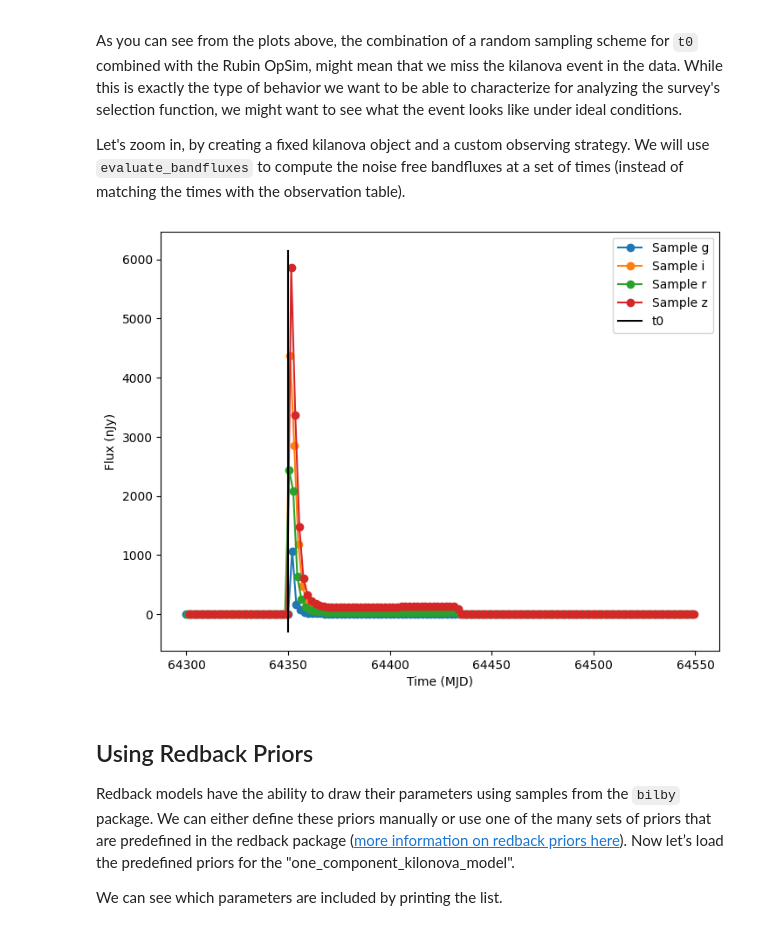
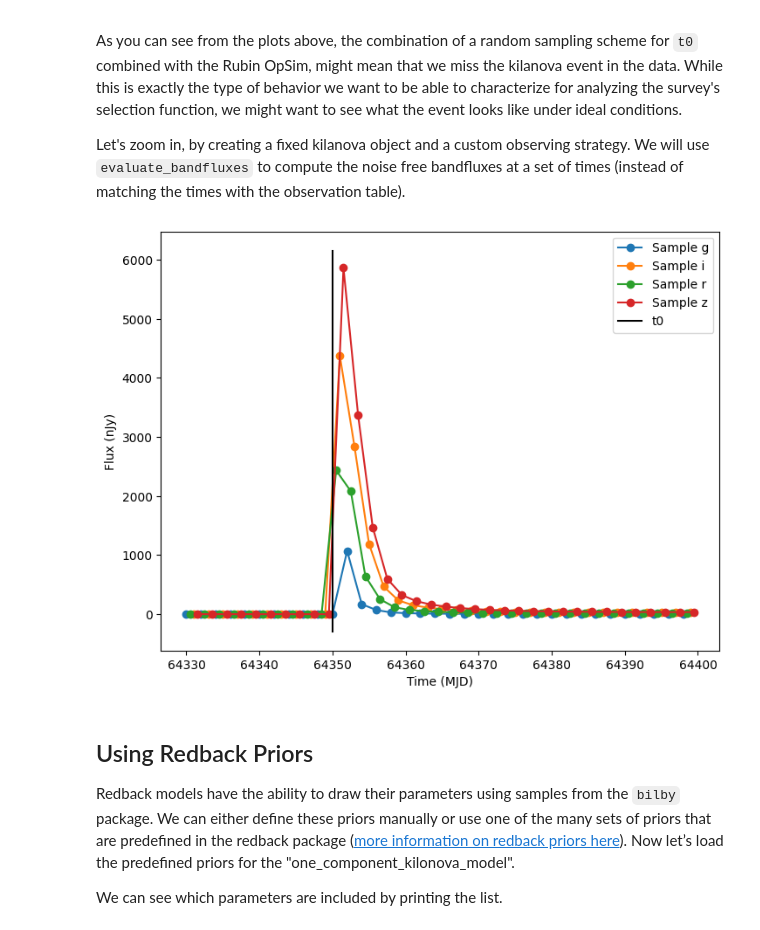
Before and after one commit to lincc-frameworks/lightcurvelynx, a Jupyter notebook: docs/notebooks/pre_executed/redback_example.ipynb, the cells around one changed output. Saved outputs shown, nothing was run; the diff lists cells and outputs as text; code cells hidden in the pictures.

```diff
--- a/docs/notebooks/pre_executed/redback_example.ipynb
+++ b/docs/notebooks/pre_executed/redback_example.ipynb
@@ -44,7 +48,7 @@ filters = ["g", "r", "i", "z"]
 
 # Load the OpSim data.
 opsim_db = OpSim.from_url(
-    "https://s3df.slac.stanford.edu/data/rubin/sim-data/sims_featureScheduler_runs5.3/baseline/baseline_v5.3.0_10yrs.db",
+    "https://s3df.slac.stanford.edu/data/rubin/sim-data/sims_featureScheduler_runs5.3/baseline/baseline_v5.3.0_10yrs.db"
 )
 print(f"Loaded OpSim with {len(opsim_db)} rows.")
 
@@ -127,6 +131,8 @@ source = RedbackWrapperModel(
     dec=ra_dec_sampler.dec,
     t0=time_sampler,
     node_label="source",
+    phase_bounds=(0.1, 50.0),  # The kilonova model is only valid in this phase range, so we set it here
+    time_extrapolation=(ConstantPadding(0.0), ConstantPadding(0.0)),
 )
 # %% [markdown]
 ## Generate the simulations
@@ -139,7 +145,7 @@ lightcurves = simulate_lightcurves(
     source,
     100,
     survey_info,
-    rest_time_window_offset=(0.1, 50),  # one_component_kilonova_model only works for t > 0
+    rest_time_window_offset=(-100.0, 100),  # one_component_kilonova_model only works for t > 0
 )
 # %% [markdown]
 The results are written in the [nested-pandas](https://github.com/lincc-frameworks/nested-pandas) format for easy analysis. Each row corresponds to a single simulated object, with a unique id, ra, dec, etc. The column `params` include all internal state, including hyperparameter settings, that was used to generate this object. The nested `lightcurve` column contains the times, filters, and fluxes for each observation of that object.  We can treat it as a (nested) table.
@@ -198,36 +222,38 @@ parameters = {
     "mej": 0.05,
     "redshift": 0.05,
     "temperature_floor": 3000,
     "kappa": 1,
     "vej": 0.2,
 }
 source = RedbackWrapperModel(
     rb_model,
     parameters=parameters,  # Set ALL the redback model parameters
     ra=0.0,  # Set other parameters
     dec=-10.0,
     t0=t0,
+    phase_bounds=(0.1, 50.0),  # The kilonova model is only valid in this phase range
     node_label="source",
+    time_extrapolation=(ConstantPadding(0.0), ConstantPadding(0.0)),
 )
 state = source.sample_parameters(num_samples=1)
 
-# Simulate from 50 data before t0 to 200 days after.
-obs_times = np.arange(t0 - 50, t0 + 200, 0.5)
+# Simulate from 20 data before t0 to 50 days after.
+obs_times = np.arange(t0 - 20, t0 + 50, 0.5)
 obs_filters = [filters[i % 4] for i in range(len(obs_times))]
 bandfluxes_perfect = source.evaluate_bandfluxes(passband_group, obs_times, obs_filters, state)
 
 # Plot the lightcurves.
 ax = plot_lightcurves(
     fluxes=bandfluxes_perfect,
     times=obs_times,
     fluxerrs=None,
     filters=obs_filters,
 )
 ax.plot([t0, t0], ax.get_ylim(), "k-", label="t0")
 ax.legend()
 plt.show()
 # %% [output]
-[figure, old version]
+[figure, new version]
 # %% [markdown]
 ## Using Redback Priors
 
```
Also changed, not shown: parts of 4 cells of this notebook, 2 other files.
